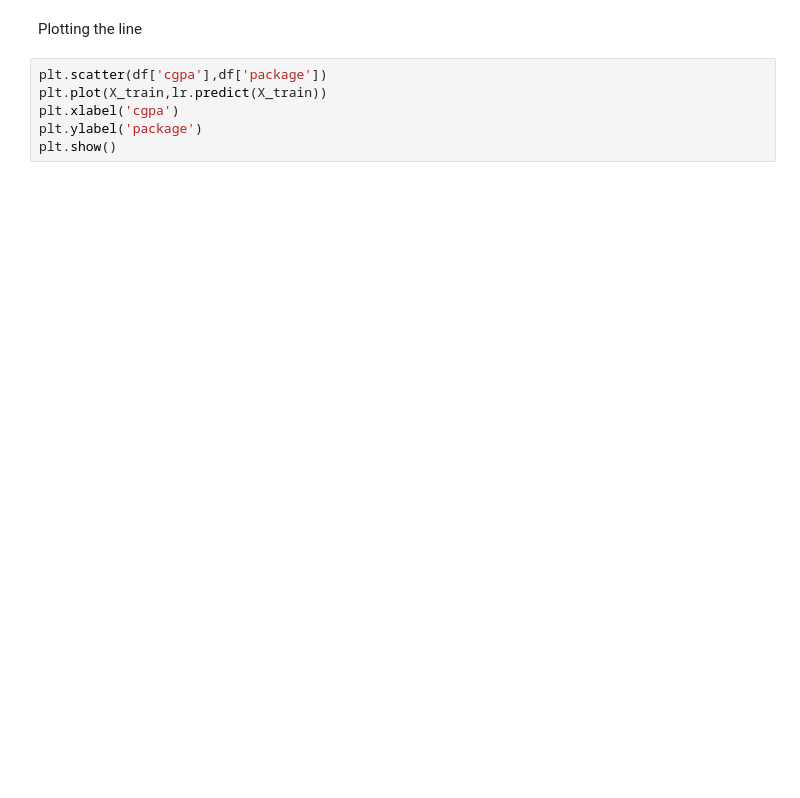
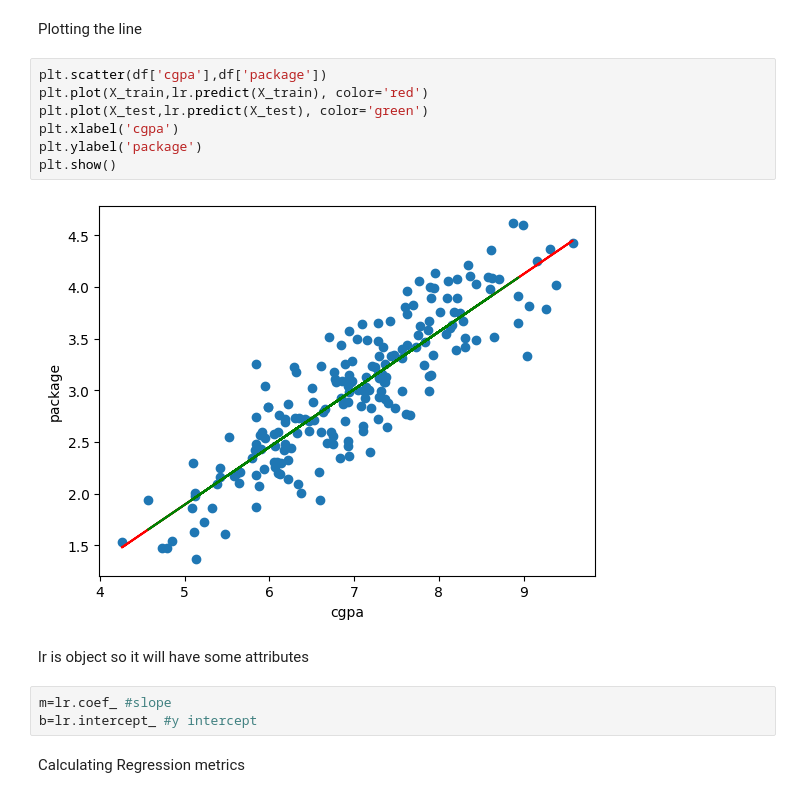
Before and after one commit to yachika-yashu/Machine-learning, a Jupyter notebook: simple_LR.ipynb, the cells around one changed output. Drawn from its saved outputs; the diff is of its cells as text; blank space fills up the shorter version.

```diff
--- a/simple_LR.ipynb
+++ b/simple_LR.ipynb
@@ -72,7 +70,17 @@ NameError: name 'lr' is not defined
 Plotting the line
 # %%
 plt.scatter(df['cgpa'],df['package'])
-plt.plot(X_train,lr.predict(X_train))
+plt.plot(X_train,lr.predict(X_train), color='red')
+plt.plot(X_test,lr.predict(X_test), color='green')
 plt.xlabel('cgpa')
 plt.ylabel('package')
 plt.show()
+# %% [output]
+[figure, added]
+# %% [markdown]
+lr is object so it will have some attributes
+# %%
+m=lr.coef_ #slope
+b=lr.intercept_ #y intercept
+# %% [markdown]
+Calculating Regression metrics
```
Also changed, not shown: parts of 6 cells of this notebook.
